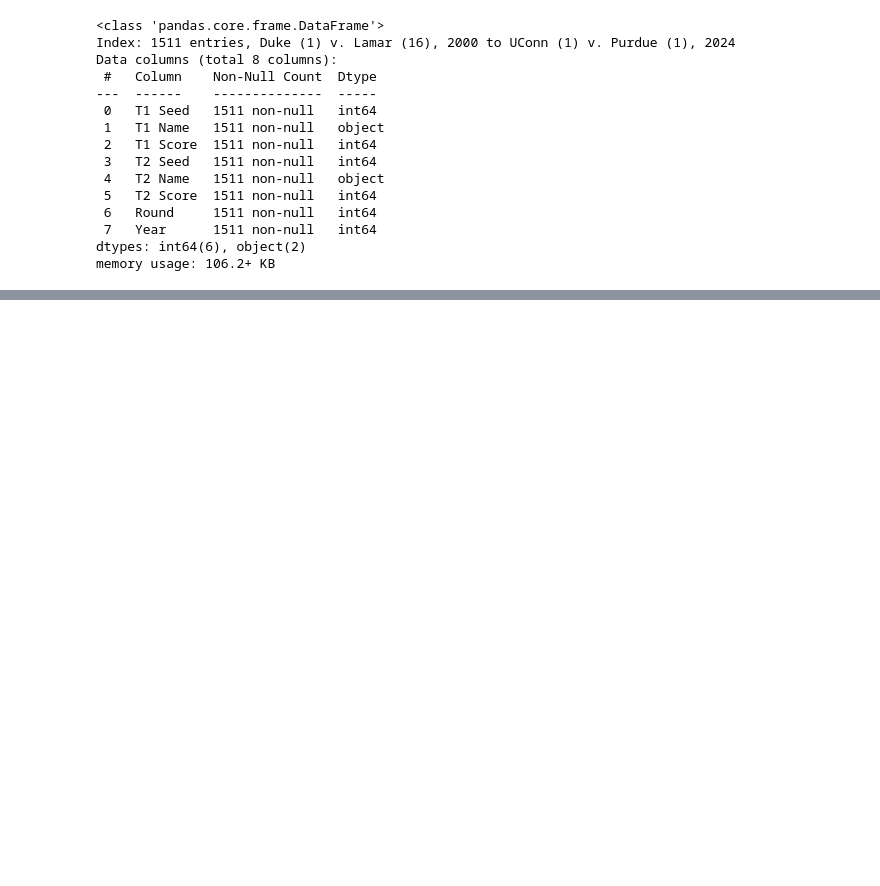
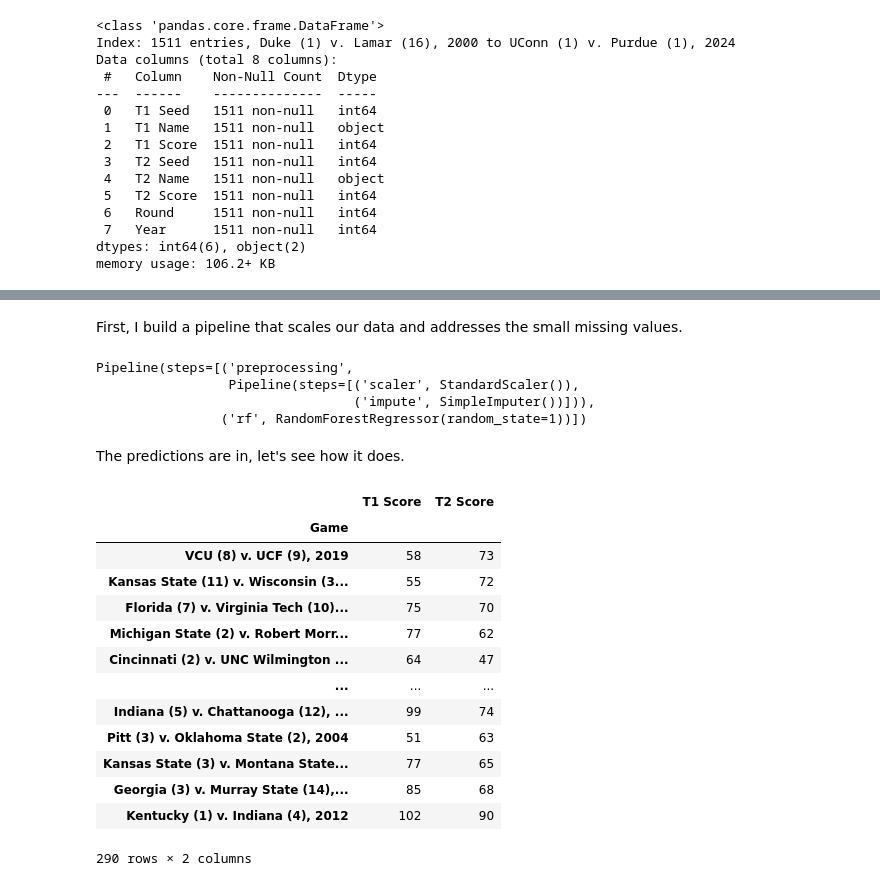
Before and after one commit to BARATZL/march-madness-supML, a Jupyter notebook: NCAAMB_ML.ipynb, the cells around one changed output, grey strips where cells are left out. Drawn from its saved outputs; the diff is of its cells as text; code cells hidden in the pictures; blank space fills up the shorter version.

```diff
--- a/NCAAMB_ML.ipynb
+++ b/NCAAMB_ML.ipynb
@@ -171,7 +171,7 @@ ncaa2324['School'] = ncaa2324['School'].str.strip().str.replace("Florida Interna
 ncaa2324['School'] = ncaa2324['School'].str.strip().str.replace("Nevada-Las Vegas","UNLV", regex=False)
 ncaa2324['School'] = ncaa2324['School'].str.strip().str.replace("UC Santa Barbara", "UCSB", regex=False)
 ncaa2324['School'] = ncaa2324['School'].str.strip().str.replace("Virginia Commonwealth", "VCU", regex=False)
-ncaa2324['School'] = ncaa2324['School'].str.strip().str.replace("Saint Joseph's," "St. Joseph's", regex=False)
+ncaa2324['School'] = ncaa2324['School'].str.strip().str.replace("Saint Joseph's", "St. Joseph's", regex=False)
 ncaa2324['School'] = ncaa2324['School'].str.strip().str.replace("Maryland-Baltimore County","UMBC", regex=False)
 ncaa2324['School'] = ncaa2324['School'].str.strip().str.replace("Illinois-Chicago", "UIC", regex=False)
 ncaa2324['School'] = ncaa2324['School'].str.strip().str.replace("Massachusetts", "UMass", regex=False)
@@ -899,0 +864,3 @@ unmatched_school
+# %%
+ncaa2k["Game"] = ncaa2k["T1 Name"] + f' ('+ncaa2k["T1 Seed"].astype(str)+')' + ' v. ' + ncaa2k["T2 Name"] + ' ('+ncaa2k["T2 Seed"].astype(str)+')'+', ' + ncaa2k["Year"].astype(str)
+ncaa2k.set_index('Game',inplace=True)
@@ -899,0 +892,2 @@ unmatched_school
+# %% [markdown]
+First, I build a pipeline that scales our data and addresses the small missing values.
@@ -899,0 +906,7 @@ unmatched_school
+# %%
+rf_pipe2.fit(X_train,y_train)
+# %% [output]
+Pipeline(steps=[('preprocessing',
+                 Pipeline(steps=[('scaler', StandardScaler()),
+                                 ('impute', SimpleImputer())])),
+                ('rf', RandomForestRegressor(random_state=1))])
@@ -899,0 +915,19 @@ unmatched_school
+# %% [markdown]
+The predictions are in, let's see how it does.
+# %%
+y_test
+# %% [output]
+|  | T1 Score | T2 Score |
+| Game |  |  |
+| VCU (8) v. UCF (9), 2019 | 58 | 73 |
+| Kansas State (11) v. Wisconsin (3... | 55 | 72 |
+| Florida (7) v. Virginia Tech (10)... | 75 | 70 |
+| Michigan State (2) v. Robert Morr... | 77 | 62 |
+| Cincinnati (2) v. UNC Wilmington ... | 64 | 47 |
+| ... | ... | ... |
+| Indiana (5) v. Chattanooga (12), ... | 99 | 74 |
+| Pitt (3) v. Oklahoma State (2), 2004 | 51 | 63 |
+| Kansas State (3) v. Montana State... | 77 | 65 |
+| Georgia (3) v. Murray State (14),... | 85 | 68 |
+| Kentucky (1) v. Indiana (4), 2012 | 102 | 90 |
+290 rows × 2 columns
```
Also changed, not shown: parts of 19 cells of this notebook.
